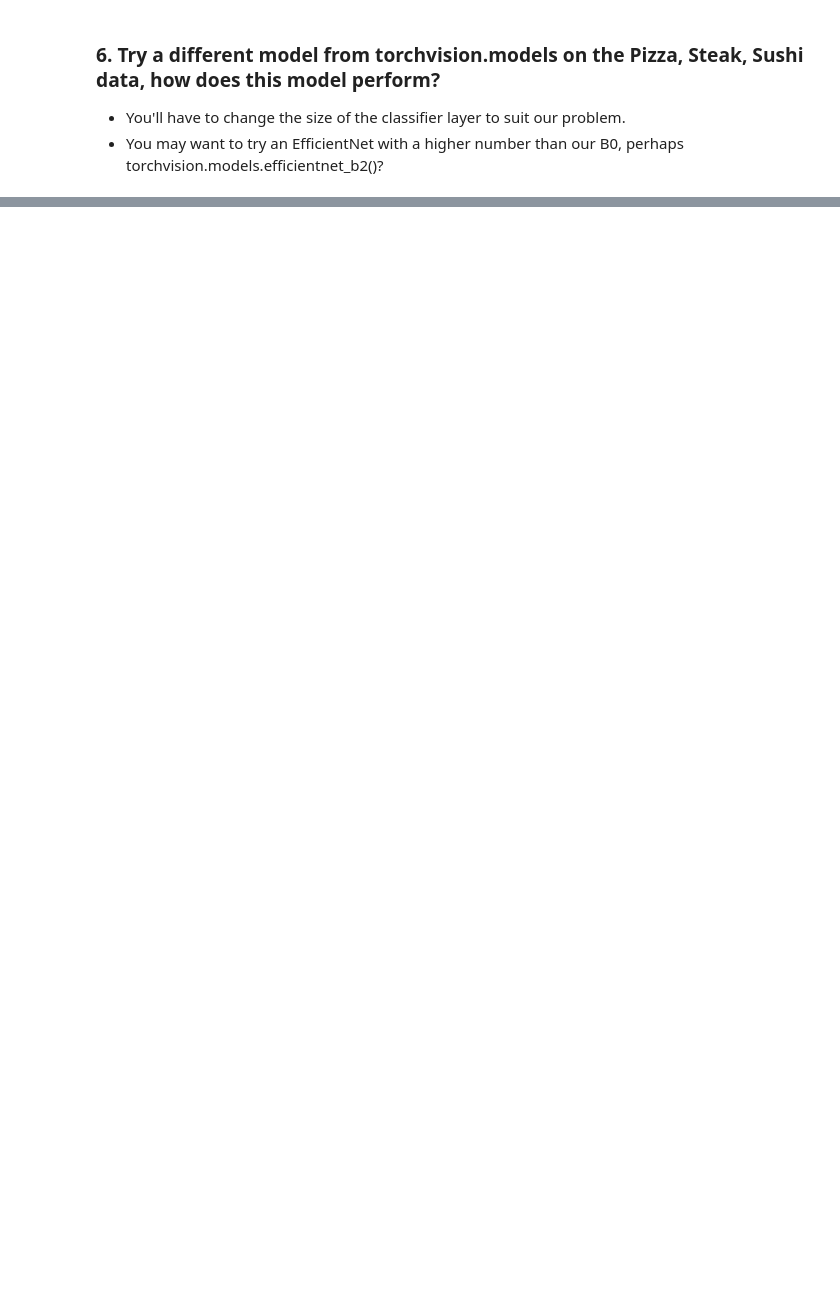
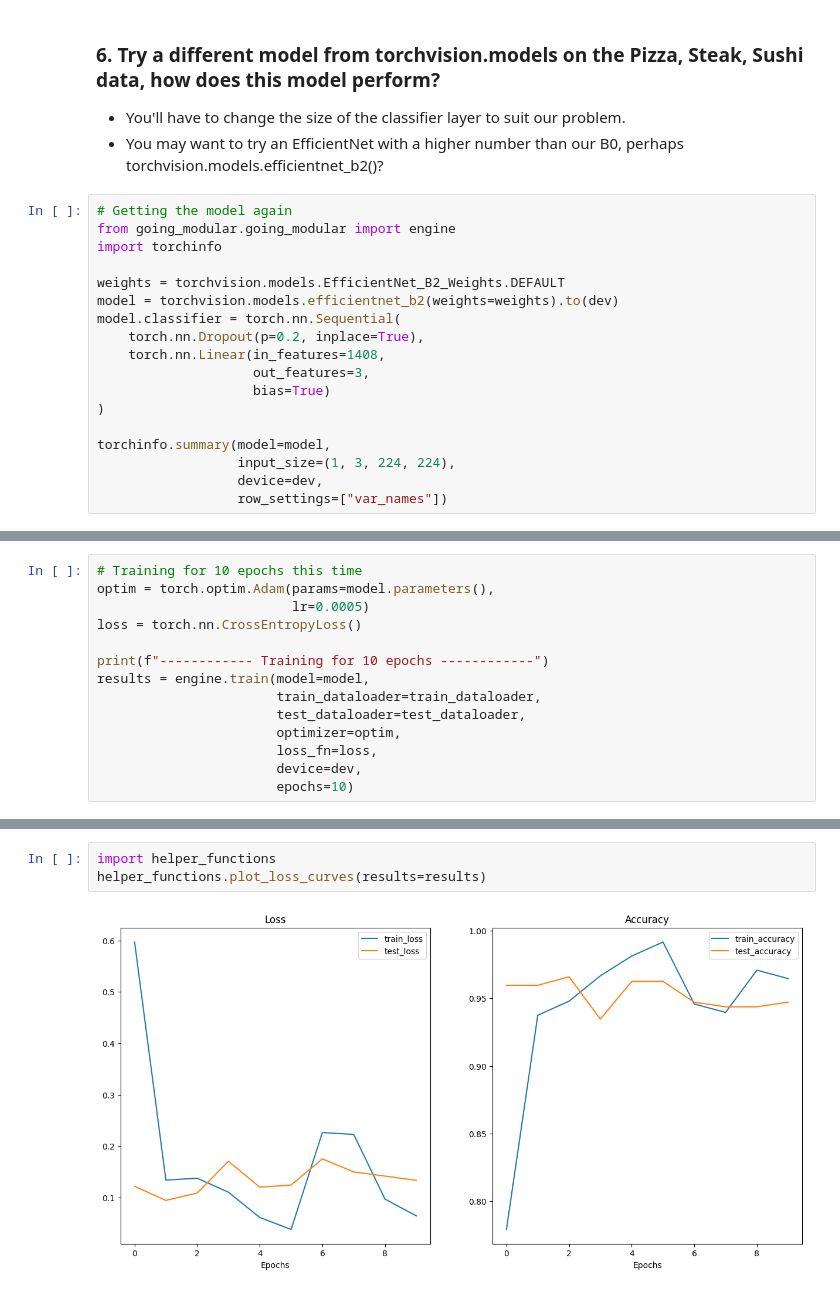
Before and after one commit to JavierMdT/PyTorch-Course, a Jupyter notebook: 06_pytorch_transfer_learning/06_exercises.ipynb, the cells around one changed output, grey strips where cells are left out. Saved outputs shown, nothing was run; the diff lists cells and outputs as text; blank space fills up the shorter version.

```diff
--- a/06_pytorch_transfer_learning/06_exercises.ipynb
+++ b/06_pytorch_transfer_learning/06_exercises.ipynb
@@ -271,3 +369,21 @@ The performances gets a bit better, maybe using even more epochs it might go eve
 ### **6.** Try a different model from torchvision.models on the Pizza, Steak, Sushi data, how does this model perform?
 * You'll have to change the size of the classifier layer to suit our problem.
 * You may want to try an EfficientNet with a higher number than our B0, perhaps torchvision.models.efficientnet_b2()?
+# %%
+# Getting the model again
+from going_modular.going_modular import engine
+import torchinfo
+
+weights = torchvision.models.EfficientNet_B2_Weights.DEFAULT
+model = torchvision.models.efficientnet_b2(weights=weights).to(dev)
+model.classifier = torch.nn.Sequential(
+    torch.nn.Dropout(p=0.2, inplace=True),
+    torch.nn.Linear(in_features=1408,
+                    out_features=3,
+                    bias=True)
+)
+
+torchinfo.summary(model=model,
+                  input_size=(1, 3, 224, 224),
+                  device=dev,
+                  row_settings=["var_names"])
@@ -273,0 +408,14 @@ The performances gets a bit better, maybe using even more epochs it might go eve
+# %%
+# Training for 10 epochs this time
+optim = torch.optim.Adam(params=model.parameters(),
+                         lr=0.0005)
+loss = torch.nn.CrossEntropyLoss()
+
+print(f"------------ Training for 10 epochs ------------")
+results = engine.train(model=model,
+                       train_dataloader=train_dataloader,
+                       test_dataloader=test_dataloader,
+                       optimizer=optim,
+                       loss_fn=loss,
+                       device=dev,
+                       epochs=10)
@@ -273,0 +434,5 @@ The performances gets a bit better, maybe using even more epochs it might go eve
+# %%
+import helper_functions
+helper_functions.plot_loss_curves(results=results)
+# %% [output]
+[figure, added]
```
Also changed, not shown: parts of 11 cells of this notebook, 8 other files.
